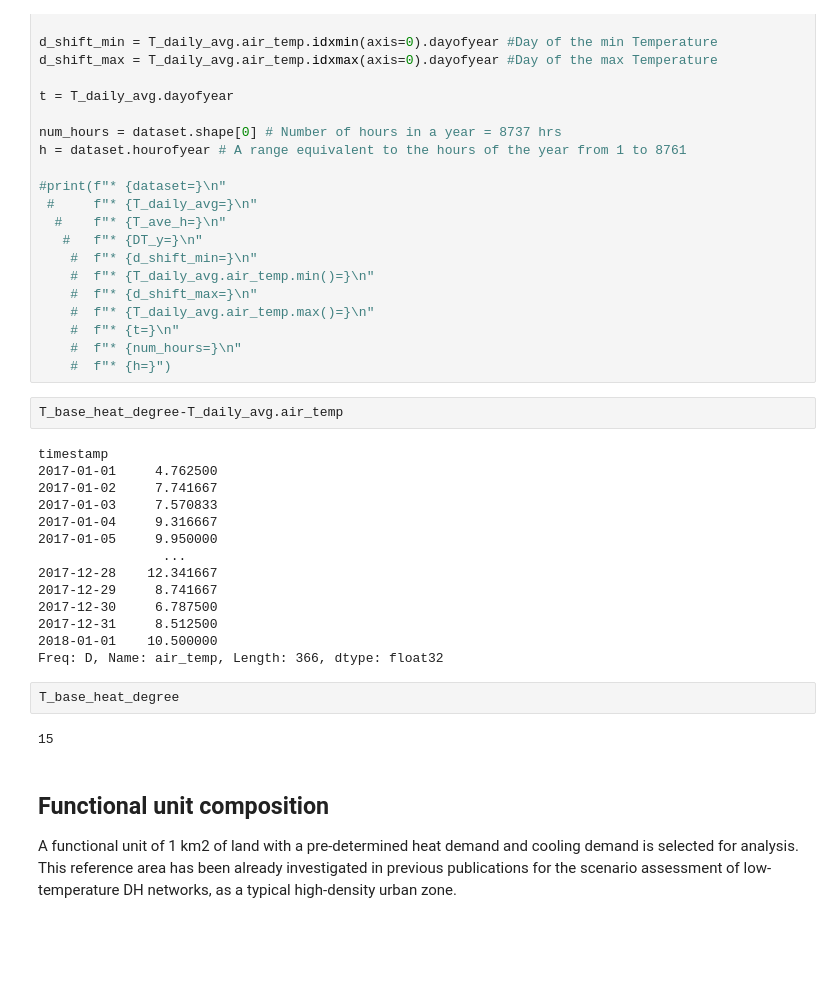
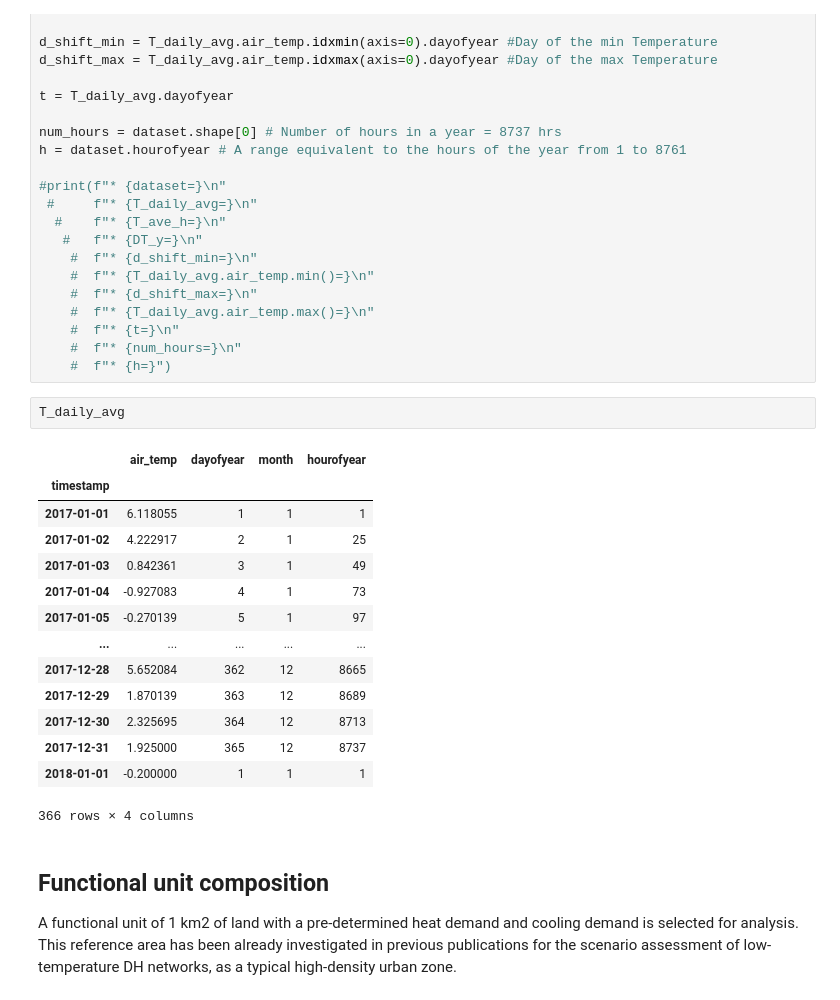
Before and after one commit to fernandobperezm/data-and-results-visualization, a Jupyter notebook: Data Processing.ipynb, the cells around one changed output. Cells and saved outputs as stored; diff of their text form; blank space fills up the shorter version.

```diff
--- a/Data Processing.ipynb
+++ b/Data Processing.ipynb
@@ -312,26 +296,23 @@ h = dataset.hourofyear # A range equivalent to the hours of the year from 1 to 8
     #  f"* {t=}\n"
     #  f"* {num_hours=}\n"
     #  f"* {h=}")
-# %%
-T_base_heat_degree-T_daily_avg.air_temp
-# %% [output]
-timestamp
-2017-01-01     4.762500
-2017-01-02     7.741667
-2017-01-03     7.570833
-2017-01-04     9.316667
-2017-01-05     9.950000
-                ...
-2017-12-28    12.341667
-2017-12-29     8.741667
-2017-12-30     6.787500
-2017-12-31     8.512500
-2018-01-01    10.500000
-Freq: D, Name: air_temp, Length: 366, dtype: float32
-# %%
-T_base_heat_degree
-# %% [output]
-15
+# %%
+T_daily_avg
+# %% [output]
+|  | air_temp | dayofyear | month | hourofyear |
+| timestamp |  |  |  |  |
+| 2017-01-01 | 6.118055 | 1 | 1 | 1 |
+| 2017-01-02 | 4.222917 | 2 | 1 | 25 |
+| 2017-01-03 | 0.842361 | 3 | 1 | 49 |
+| 2017-01-04 | -0.927083 | 4 | 1 | 73 |
+| 2017-01-05 | -0.270139 | 5 | 1 | 97 |
+| ... | ... | ... | ... | ... |
+| 2017-12-28 | 5.652084 | 362 | 12 | 8665 |
+| 2017-12-29 | 1.870139 | 363 | 12 | 8689 |
+| 2017-12-30 | 2.325695 | 364 | 12 | 8713 |
+| 2017-12-31 | 1.925000 | 365 | 12 | 8737 |
+| 2018-01-01 | -0.200000 | 1 | 1 | 1 |
+366 rows × 4 columns
 # %% [markdown]
 ## Functional unit composition
 
```
Also changed, not shown: parts of 6 cells of this notebook.
